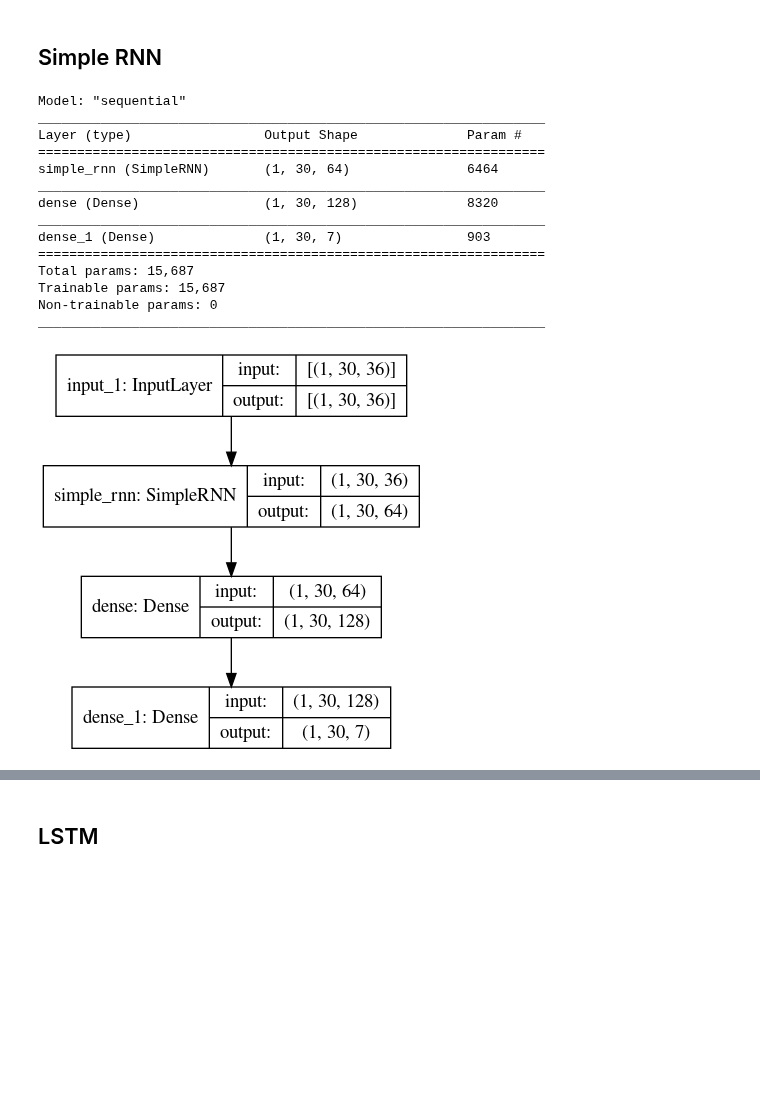
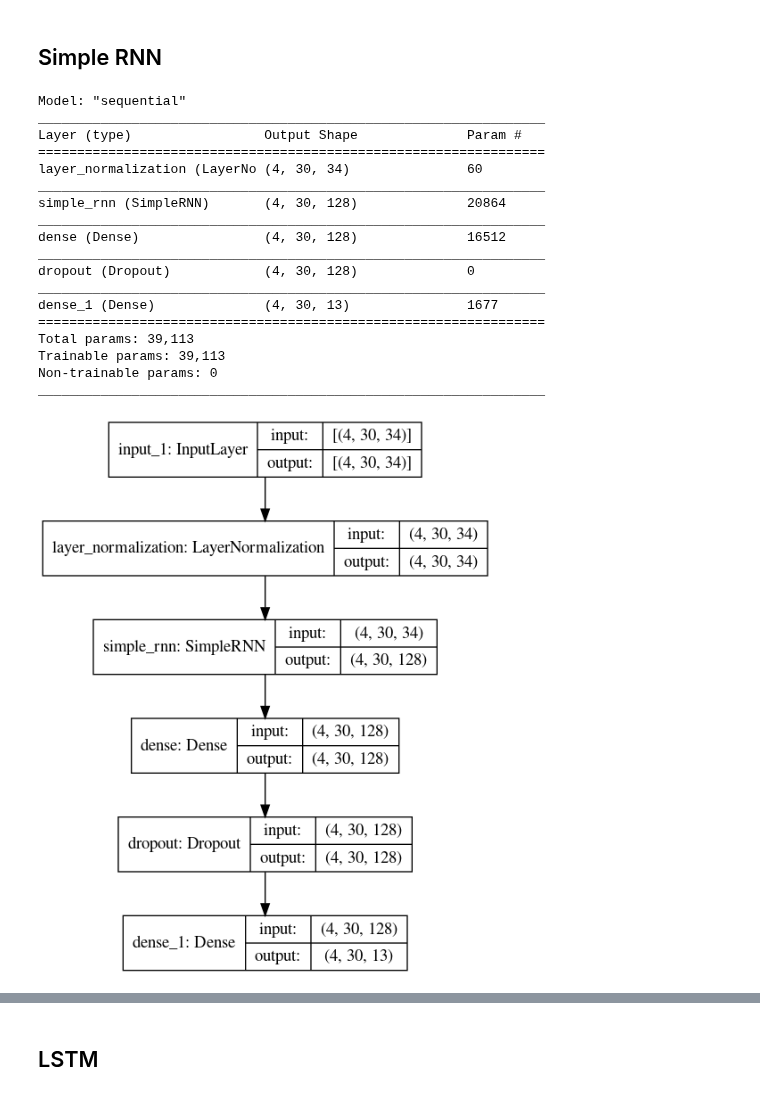
Before and after one commit to balezz/Punch_DL, a Jupyter notebook: code/RNN-LSTM-GRU.ipynb, the cells around one changed output, grey strips where cells are left out. Drawn from its saved outputs; the diff is of its cells as text; code cells hidden in the pictures; blank space fills up the shorter version.

Commit message:
Add new images + cnn model

```diff
--- a/code/RNN-LSTM-GRU.ipynb
+++ b/code/RNN-LSTM-GRU.ipynb
@@ -16,4 +19,6 @@ from utils import get_train_data
 BASE_DIR: /home/andrew/Рабочий стол/Punch_DL
+# %%
+plt.rcParams['figure.figsize'] = (14, 6)
 # %%
 if sys.platform == 'linux':
     physical_devices = tf.config.experimental.list_physical_devices('GPU')
@@ -59,0 +78,11 @@ id4_uper_2|reversed: False|data shape: (1157, 36)
+# %%
+# Visualize y_train
+sns.set_theme()
+
+plt.hist(y_train, bins=[i - 0.5 for i in range(len(LABELS) + 1)])
+plt.title('Гистограмма классов', fontsize=18)
+plt.xlabel('Класс', fontsize=14)
+plt.ylabel('Кол-во', fontsize=14)
+plt.xticks([i for i in range(len(LABELS))], LABELS, rotation=45)
+plt.savefig(BASE_DIR.joinpath('imgs', 'labels_train_hist.png'))
+plt.show()
@@ -79,10 +135,16 @@ To enable them in other operations, rebuild TensorFlow with the appropriate comp
 # %%
 def get_model():
     return K.Sequential([
-        K.layers.InputLayer((30, 36), batch_size=1),
-        K.layers.SimpleRNN(64, stateful=True, return_sequences=True),
+        K.layers.InputLayer((30, 34), batch_size=4),
+        K.layers.LayerNormalization(axis=1),
+        K.layers.SimpleRNN(128,
+                           stateful=True,
+                           return_sequences=True,
+                           dropout=0.2,
+                           recurrent_dropout=0.2),
         K.layers.Dense(128, kernel_regularizer=tf.keras.regularizers.l2(l2=1e-3)),
-        K.layers.Dense(7, activation='softmax')
+        K.layers.Dropout(0.2),
+        K.layers.Dense(13, activation='softmax')
     ])
 # %%
 model = get_model()
@@ -93,20 +155,26 @@ Model: "sequential"
 _________________________________________________________________
 Layer (type)                 Output Shape              Param #
 =================================================================
-simple_rnn (SimpleRNN)       (1, 30, 64)               6464
+layer_normalization (LayerNo (4, 30, 34)               60
 _________________________________________________________________
-dense (Dense)                (1, 30, 128)              8320
+simple_rnn (SimpleRNN)       (4, 30, 128)              20864
 _________________________________________________________________
-dense_1 (Dense)              (1, 30, 7)                903
+dense (Dense)                (4, 30, 128)              16512
+_________________________________________________________________
+dropout (Dropout)            (4, 30, 128)              0
+_________________________________________________________________
+dense_1 (Dense)              (4, 30, 13)               1677
 =================================================================
-Total params: 15,687
-Trainable params: 15,687
+Total params: 39,113
+Trainable params: 39,113
 Non-trainable params: 0
 _________________________________________________________________
 # %%
-plot_model(model, show_shapes=True, show_layer_names=True)
+plot_model(model,
+           to_file=BASE_DIR.joinpath('imgs', 'simple_rnn_test.png'),
+           show_shapes=True, show_layer_names=True)
 # %% [output]
-[figure, old version]
+[figure, new version]
 # %%
 model.compile(optimizer='adam',
               loss='categorical_crossentropy',
```
Also changed, not shown: parts of 38 cells of this notebook, 19 other files.
